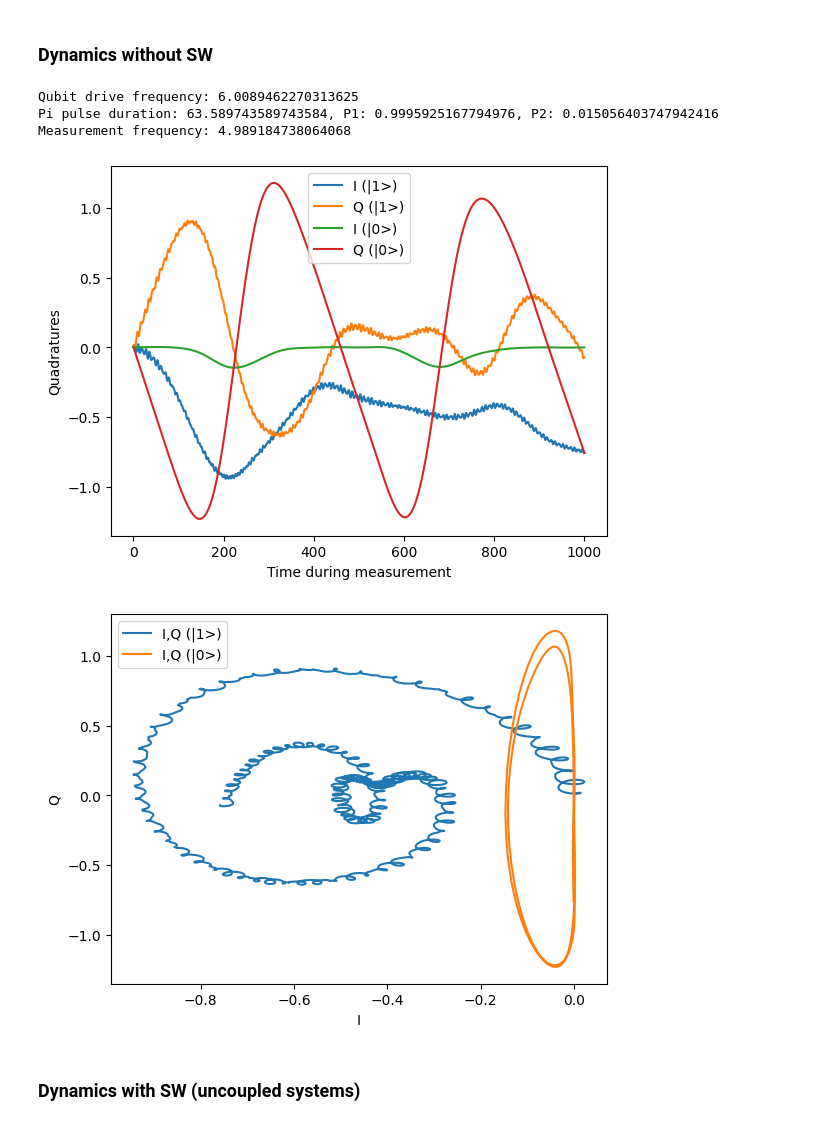
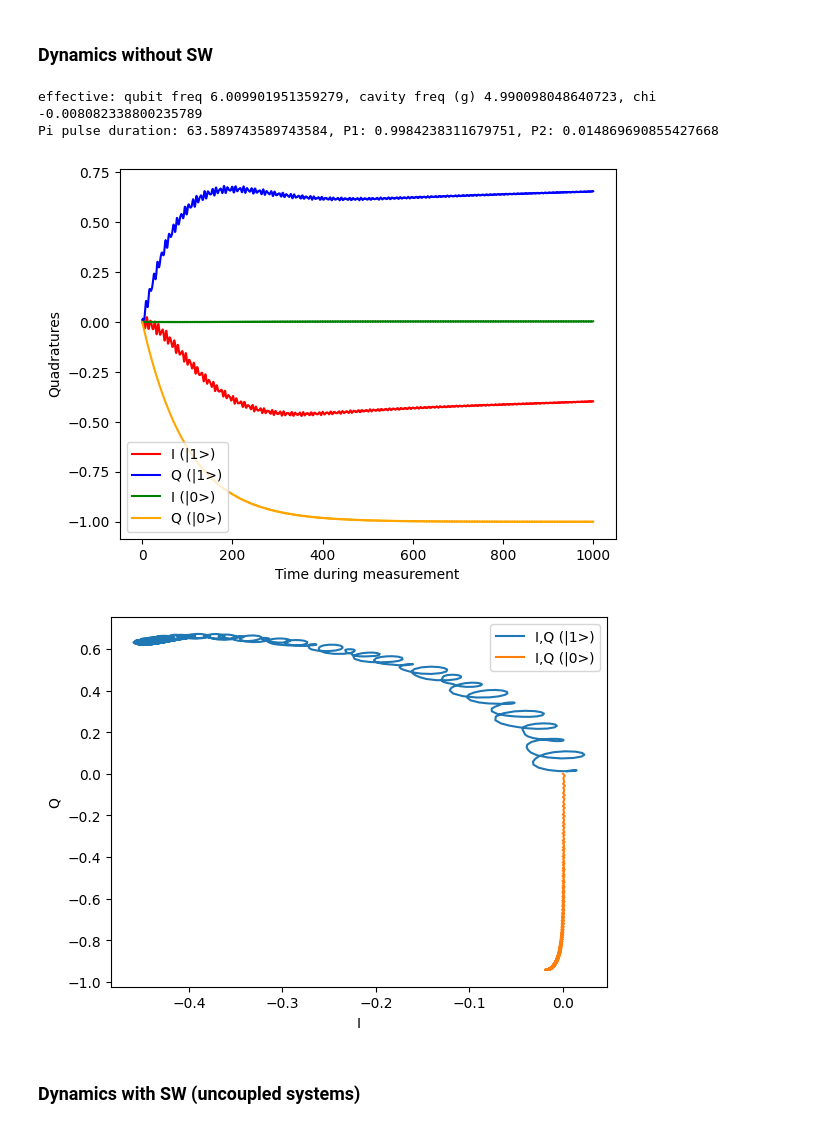
Before and after one commit to miamico/superconducting-qubits, a Jupyter notebook: numerics/first_principles_simulator.ipynb, the cells around one changed output. Cells and saved outputs as stored; diff of their text form; code cells hidden in the pictures.

```diff
--- a/numerics/first_principles_simulator.ipynb
+++ b/numerics/first_principles_simulator.ipynb
@@ -697,15 +668,15 @@ Effective Hamiltonian (real part):
 ### Dynamics without SW
 # %%
 import numpy as np
-from qutip import Qobj, tensor, destroy, qeye, basis, sesolve, expect
+from qutip import Qobj, tensor, destroy, qeye, basis, sesolve, expect, mesolve, Options
 
 # System parameters (in arbitrary units where frequencies are given)
 omega_c = 5.0  # Cavity frequency
 omega_q = 6.0  # Qubit base frequency
 alpha = -0.3   # Anharmonicity
 g = 0.1        # Coupling strength
-N_c = 5        # Cavity levels (increased if needed for larger displacements)
-N_q = 3        # Qubit levels
+N_c = 10        # Cavity levels (increased if needed for larger displacements)
+N_q = 5        # Qubit levels
 
 # Operators
 a = tensor(destroy(N_c), qeye(N_q))
@@ -718,20 +689,34 @@ num_q = bd * b
 # Hamiltonians
 H_c = omega_c * num_c
 H_q = omega_q * num_q + (alpha / 2.0) * num_q * (num_q - 1)
-V = g * (a + ad) * (b + bd)
+# V = g * (a + ad) * (b + bd)
+V = g * (a * bd + ad * b)  # Apply RWA to coupling
 H = H_c + H_q + V
 
 # Initial state |00>
 psi0 = tensor(basis(N_c, 0), basis(N_q, 0))
 
 # Step 1: Identify qubit drive frequency using energy levels
+## SW effective: qubit freq 6.009900222, cavity freq (g) 17.16774247503247, chi -1.1716477102024179
+
 evals, evecs = H.eigenstates()
-# Ground state energy
-E_g = evals[0]
-# Qubit excited state: find the evec with energy ~ omega_q and high <num_q> ~1, low <num_c> ~0
-idx_q = 2  # From previous calculation, index 2 is ~6.008
-omega_d_q = evals[idx_q] - E_g
-print(f"Qubit drive frequency: {omega_d_q}")
+# Identify indices by expectations (or sort manually if known)
+idx_g = 0  # Ground |0,0>
+idx_10 = 1  # Dressed |1,0> (lower energy)
+idx_01 = 2  # Dressed |0,1>
+idx_11 = 4  # Dressed |1,1> (after |2,0> at idx 3)
+
+E_g = evals[idx_g]
+E_10 = evals[idx_10]
+E_01 = evals[idx_01]
+E_11 = evals[idx_11]
+
+omega_d_q = E_01 - E_g
+omega_m = E_10 - E_g
+chi = (E_11 - E_01) - omega_m
+
+
+print(f"effective: qubit freq {omega_d_q}, cavity freq (g) {omega_m}, chi {chi}")
 
 # Step 2: Calibrate pi pulse duration for fixed amplitude
 epsilon_q = 0.05  # Drive amplitude (chosen such that Rabi freq << |alpha|)
@@ -755,14 +740,16 @@ idx_pi = np.argmax(P1_list)
 tau_pi = tau_list[idx_pi]
 print(f"Pi pulse duration: {tau_pi}, P1: {P1_list[idx_pi]}, P2: {P2_list[idx_pi]}")
 
-# Step 3: Identify measurement frequency (cavity freq when qubit in |0>)
-idx_c = 1  # Index 1 is ~4.988
-omega_m = evals[idx_c] - E_g
-print(f"Measurement frequency: {omega_m}")
+# # Step 3: Identify measurement frequency (cavity freq when qubit in |0>)
+# idx_c = 1  # Index 1 is ~4.988
+# omega_m = evals[idx_c] - E_g
+# print(f"Measurement frequency: {omega_m}")
 
 # Step 4: Simulate dynamics with measurement drive for |0> and |1> states
 epsilon_m = 0.02  # Measurement drive amplitude (small to avoid high photon number)
 T_m = 1000.0  # Measurement duration
+kappa = 0.02  # Cavity decay rate (adjust to limit <n> ~ (epsilon_m / kappa)^2)
+opts = Options(atol=1e-10, rtol=1e-8)
 
 # For |0>: no qubit drive, measurement from t=0 to T_m
 def drive_q_0(t, args):
@@ -775,8 +762,8 @@ def drive_c_0(t, args):
         return 0.0
 
 H_t_0 = [H, [b + bd, drive_q_0], [a + ad, drive_c_0]]
-tlist_0 = np.linspace(0, T_m, 400)
-result_0 = sesolve(H_t_0, psi0, tlist_0, e_ops=[a])
+tlist_0 = np.linspace(0, T_m, 1000)
+result_0 = mesolve(H_t_0, psi0, tlist_0, c_ops=[np.sqrt(kappa) * a], e_ops=[a], options=opts)
 
 # For |1>: qubit pi pulse 0 to tau_pi, measurement tau_pi to tau_pi + T_m
 def drive_q_1(t, args):
@@ -791,42 +778,41 @@ def drive_c_1(t, args):
     else:
         return 0.0
 
 H_t_1 = [H, [b + bd, drive_q_1], [a + ad, drive_c_1]]
 tlist_1 = np.linspace(0, tau_pi + T_m, int((tau_pi + T_m) / 0.5) + 1)
-result_1 = sesolve(H_t_1, psi0, tlist_1, e_ops=[a])
+result_1 = mesolve(H_t_1, psi0, tlist_1, c_ops=[np.sqrt(kappa) * a], e_ops=[a], options=opts)
 
 # Step 5: Compute I, Q quadratures during measurement
 # For |0>
 exp_a_0 = result_0.expect[0] * np.exp(1j * omega_m * tlist_0)
 I_0 = np.real(exp_a_0)
 Q_0 = np.imag(exp_a_0)
 
 # For |1>, extract measurement part
 idx_start = np.searchsorted(tlist_1, tau_pi)
 t_meas_1 = tlist_1[idx_start:] - tau_pi
 exp_a_1 = result_1.expect[0][idx_start:] * np.exp(1j * omega_m * (tlist_1[idx_start:] - tau_pi))
 I_1 = np.real(exp_a_1)
 Q_1 = np.imag(exp_a_1)
 
 # Output or plot (in code, print or use matplotlib for plots)
 import matplotlib.pyplot as plt
 
 plt.figure()
-plt.plot(t_meas_1, I_1, label='I (|1>)')
-plt.plot(t_meas_1, Q_1, label='Q (|1>)')
-plt.plot(tlist_0, I_0, label='I (|0>)')
-plt.plot(tlist_0, Q_0, label='Q (|0>)')
+plt.plot(t_meas_1, I_1, label='I (|1>)', color='red')
+plt.plot(t_meas_1, Q_1, label='Q (|1>)', color='blue')
+plt.plot(tlist_0, I_0, label='I (|0>)', color='green')
+plt.plot(tlist_0, Q_0, label='Q (|0>)', color='orange')
 plt.xlabel('Time during measurement')
 plt.ylabel('Quadratures')
 plt.legend()
 plt.show()
 
 # Note: The plots show the time evolution of I and Q for both preparations.
 # %% [output]
-Qubit drive frequency: 6.0089462270313625
-Pi pulse duration: 63.589743589743584, P1: 0.9995925167794976, P2: 0.015056403747942416
-Measurement frequency: 4.989184738064068
+effective: qubit freq 6.009901951359279, cavity freq (g) 4.990098048640723, chi -0.008082338800235789
+Pi pulse duration: 63.589743589743584, P1: 0.9984238311679751, P2: 0.014869690855427668
-[figure, old version]
+[figure, new version]
 # %%
 plt.figure()
 plt.plot(I_1, Q_1, label='I,Q (|1>)')
@@ -839,7 +825,7 @@ plt.ylabel('Q')
 plt.legend()
 plt.show()
 # %% [output]
-[figure, old version]
+[figure, new version]
 # %% [markdown]
 ### Dynamics with SW (uncoupled systems)
 # %% [markdown]
```
Also changed, not shown: parts of 14 cells of this notebook, 3 other files.
